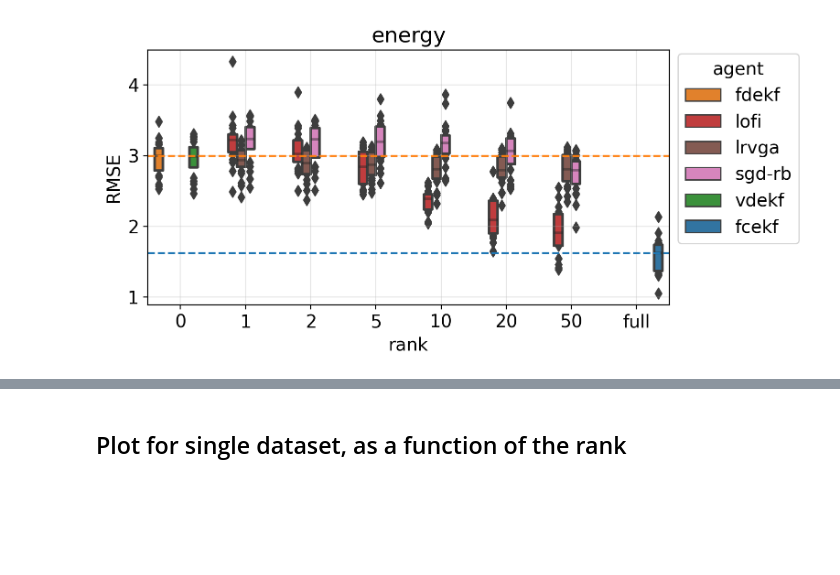
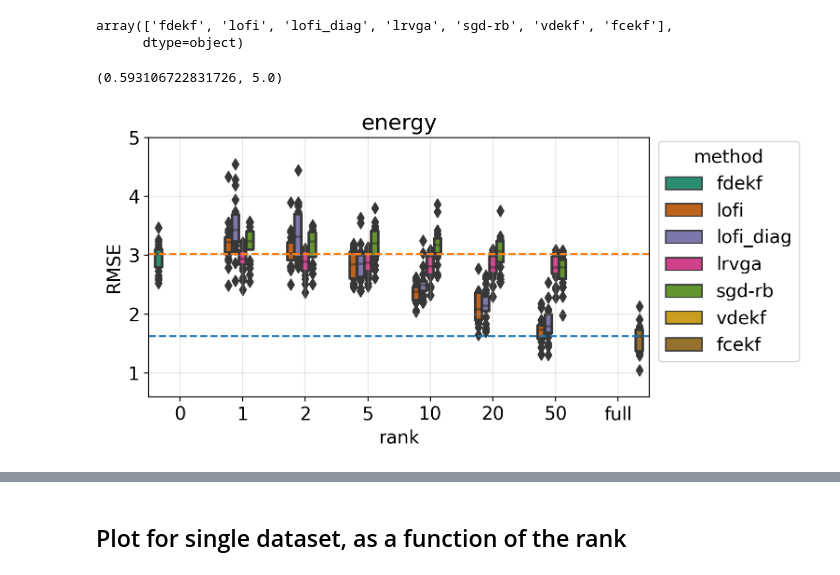
Before and after one commit to probml/rebayes, a Jupyter notebook: demos/showdown/plots-xval.ipynb, the cells around one changed output, grey strips where cells are left out. Cells and saved outputs as stored; diff of their text form; code cells hidden in the pictures; blank space fills up the shorter version.

```diff
--- a/demos/showdown/plots-xval.ipynb
+++ b/demos/showdown/plots-xval.ipynb
@@ -46,6 +43,7 @@ def extract_data(files, base_path):
     for file in files:
         m = regexp.findall(file)
         if len(m) == 0:
+            continue
             rank = 50
         else:
             rank = int(m[0])
@@ -55,6 +53,7 @@ def extract_data(files, base_path):
             data = pickle.load(f)
         data_all[rank] = data
     return data_all
+
 
 
 def extract_filenames(dataset, base_path):
@@ -67,7 +66,7 @@ def build_df_summary(data, dataset_name):
     """
     Summary over the last-observed value
     """
-    agent_last = jax.tree_map(lambda x: x[:, -1], data_test)
+    agent_last = jax.tree_map(lambda x: x[:, -1], data)
     df_summary = []
     for key in agent_last:
         piece = pd.DataFrame(agent_last[key])
@@ -92,5 +91,5 @@ def build_df_summary(data, dataset_name):
     df_summary = df_summary.assign(dataset=dataset_name)
     return df_summary
 # %%
-path = "./showdown/output/cross-validation"
+path = "./output/cross-validation"
 # %%
@@ -152,25 +149,40 @@ colors = {
     'lrvga': np.array([0.54901961, 0.3372549 , 0.29411765, 1.        ]),
     'sgd-rb': np.array([0.89019608, 0.46666667, 0.76078431, 1.        ])
 }
+# %%
+methods = df_summary.variable.unique()
+colors = plt.cm.Dark2(np.linspace(0, len(methods)))
+colors = {
+    method: color
+    for method, color in zip(methods, colors)
+}
+# %%
+methods
+# %% [output]
+array(['fdekf', 'lofi', 'lofi_diag', 'lrvga', 'sgd-rb', 'vdekf', 'fcekf'],
+      dtype=object)
 # %%
 fig, ax = plt.subplots(figsize=(8, 4))
 
 cols_sort = [0, 1, 2, 5, 10, 20, 50, "full"]
 void = ["fdekf", "fcekf", "vdekf"]
 lbound = df_summary.query("variable == 'fcekf'")["value"].median()
 ubound = df_summary.query("variable == 'fdekf'")["value"].median()
 
 
 sns.boxenplot(hue="variable", y="value", x="rank", data=df_summary, order=cols_sort, palette=colors)
 plt.axhline(y=ubound, c="tab:orange", linestyle="--", linewidth=1.5)
 plt.axhline(y=lbound, c="tab:blue", linestyle="--", linewidth=1.5)
 
-plt.legend(loc="upper left", title="agent", bbox_to_anchor=(1, 1.02))
+plt.legend(loc="upper left", title="method", bbox_to_anchor=(1, 1.02))
 plt.ylabel("RMSE")
 plt.xlabel("rank")
 plt.title(dataset)
 plt.grid(alpha=0.3)
 plt.tight_layout()
-plt.savefig(f"./showdown/output/images/{dataset}-rank-comparison.pdf")
+ymin, _ = plt.ylim()
+plt.ylim(ymin, 5)
+# plt.savefig(f"./output/images/{dataset}-rank-comparison.pdf")
 # %% [output]
+(0.593106722831726, 5.0)
-[figure, old version]
+[figure, new version]
```
Also changed, not shown: parts of 30 cells of this notebook.
